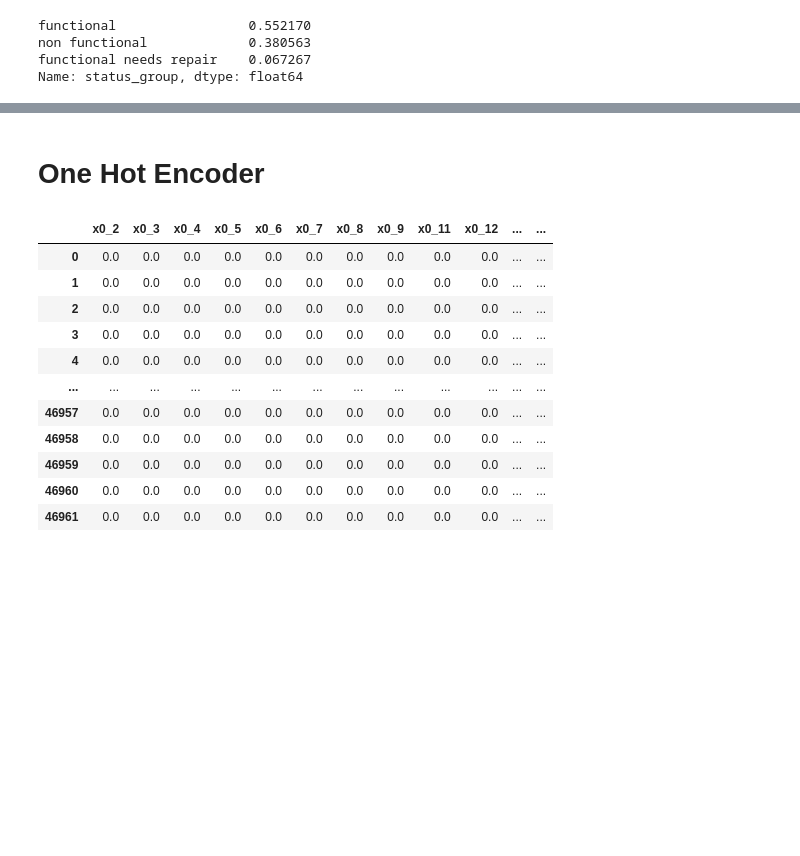
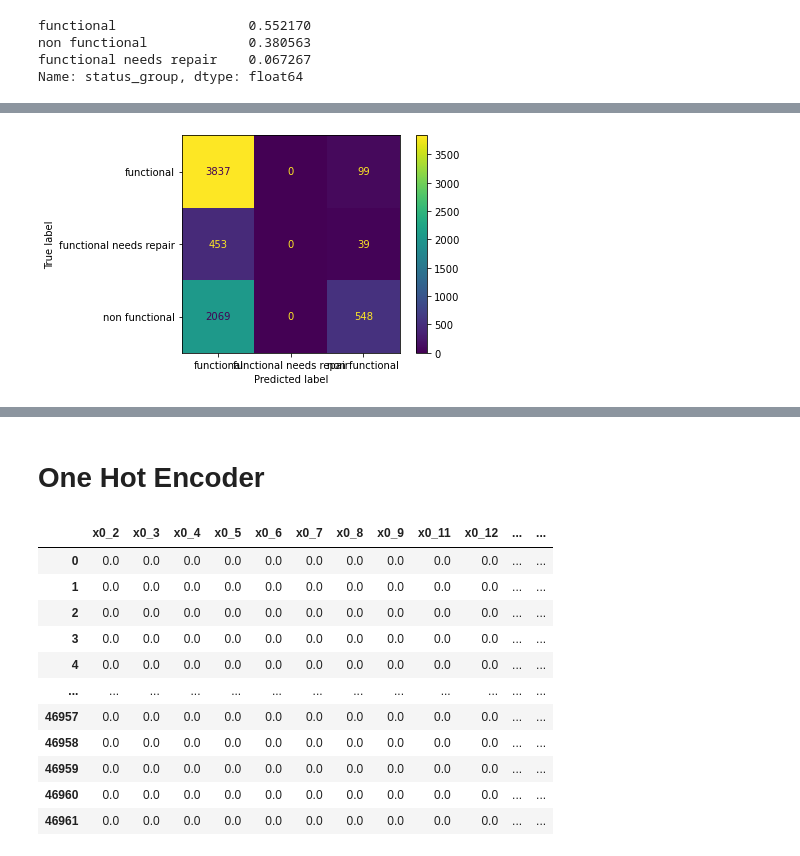
Before and after one commit to anniezhengaz/Phase3Projecct-Tanzanian_Water_Wells, a Jupyter notebook: eda-CLEAN-modeling.ipynb, the cells around one changed output, grey strips where cells are left out. Drawn from its saved outputs; the diff is of its cells as text; code cells hidden in the pictures; blank space fills up the shorter version.

```diff
--- a/eda-CLEAN-modeling.ipynb
+++ b/eda-CLEAN-modeling.ipynb
@@ -307,0 +336,5 @@ plt.show()
+# %%
+#Confusion Matrix with DecisionTreeClassifier
+plot_confusion_matrix(dt2, X_test, y_test);
+# %% [output]
+[figure, added]
```
Also changed, not shown: parts of 42 cells of this notebook.
